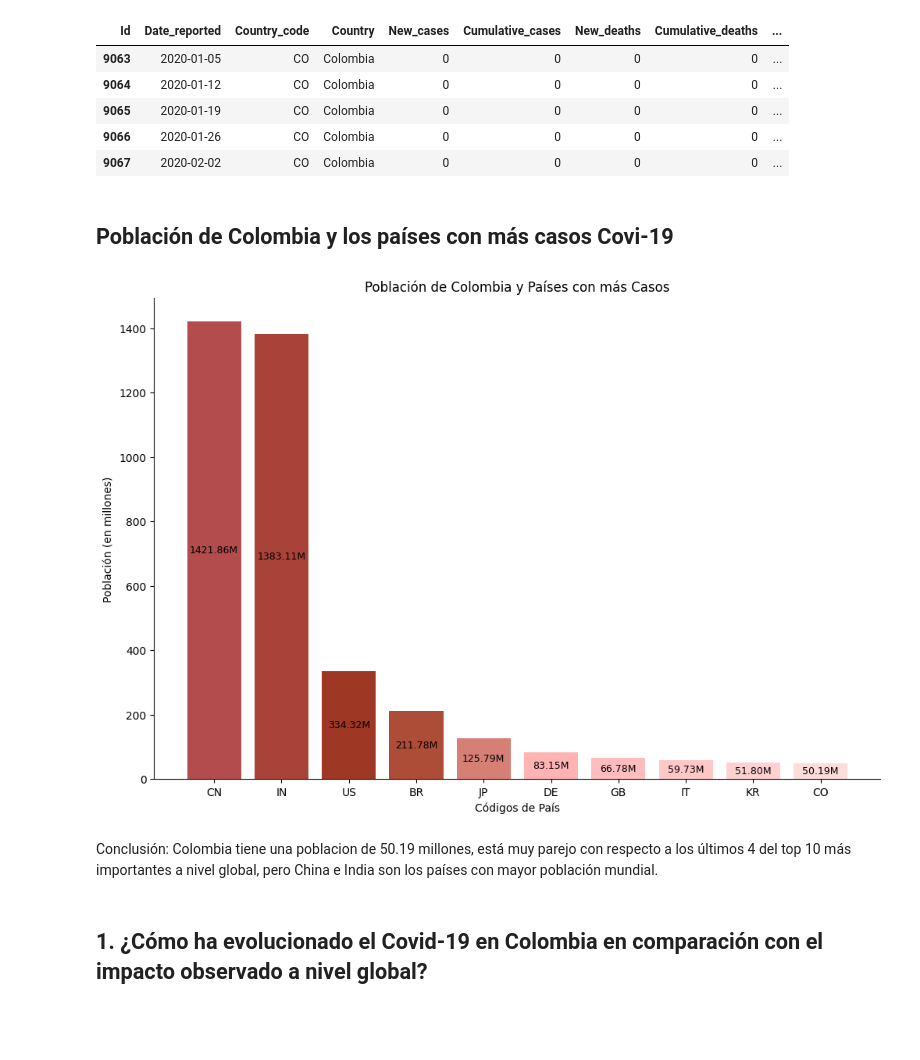
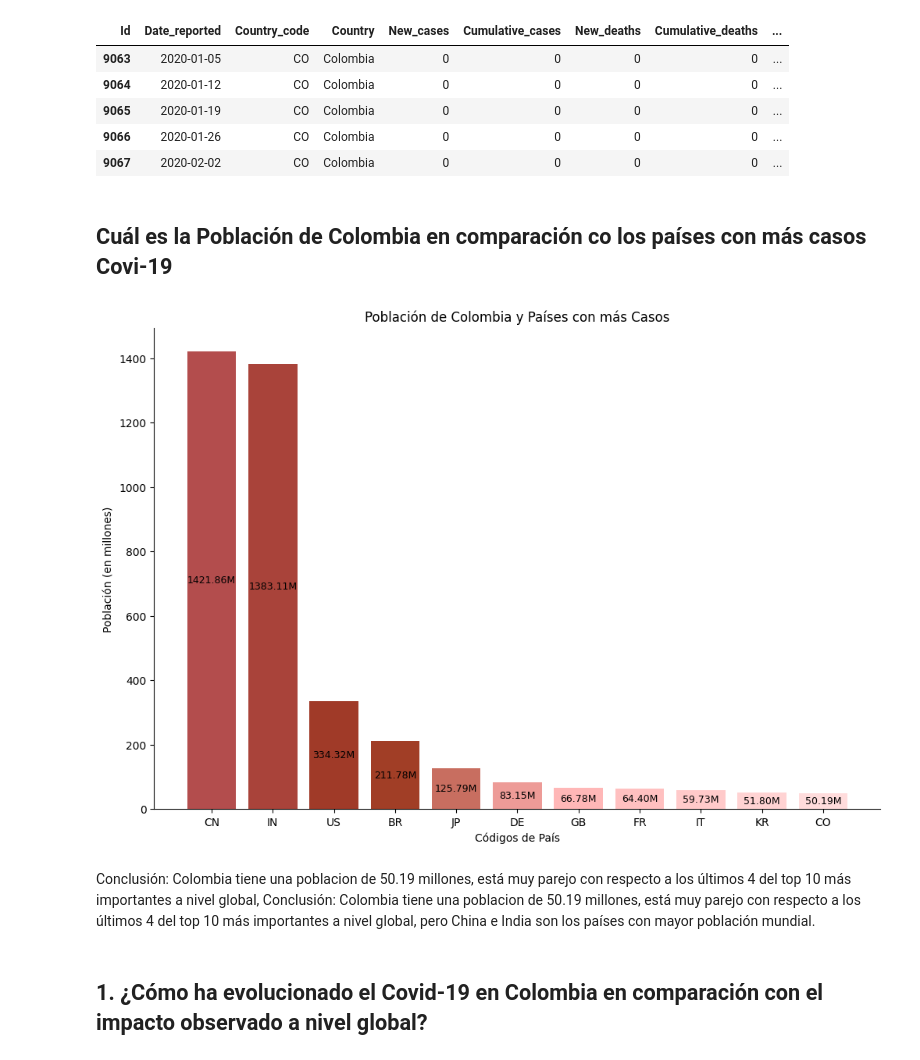
Before and after one commit to TigerXHero/Covid-19-Analysis, a Jupyter notebook: COVID19_Analytics_Modelo.ipynb, the cells around one changed output. Saved outputs shown, nothing was run; the diff lists cells and outputs as text; code cells hidden in the pictures; blank space fills up the shorter version.

Commit message:
update code_python + image 0

```diff
--- a/COVID19_Analytics_Modelo.ipynb
+++ b/COVID19_Analytics_Modelo.ipynb
@@ -343,12 +343,12 @@ df_colombia.head()
 | 9066 | 2020-01-26 | CO | Colombia | 0 | 0 | 0 | 0 | ... |
 | 9067 | 2020-02-02 | CO | Colombia | 0 | 0 | 0 | 0 | ... |
 # %% [markdown]
-## Población de Colombia y los países con más casos Covi-19
+## Cuál es la Población de Colombia en comparación co los países con más casos Covi-19
 # %%
 # Agrupar por pais y elegir el maximo de Population
 total_por_pais_population = df_population_limpio.groupby('Country_code')['Total_Population'].max()
 
-country_codes = ['CN', 'IN', 'US', 'BR', 'JP', 'DE', 'GB', 'IT', 'KR', 'CO']
+country_codes = ['CN', 'IN', 'US', 'BR', 'JP', 'DE', 'GB', 'FR', 'IT', 'KR', 'CO']
 
 # Crear una lista vacía para almacenar las series
 lista_series = []
@@ -367,37 +367,37 @@ fig, ax = plt.subplots(figsize=(12, 8))
 colors = [(0.7, 0.3, 0.3), (0.6, 0.2, 0.1), (1.0, 0.7, 0.7), (1.0, 0.8, 0.8), (1.0, 0.9, 0.9)]
 cmap = LinearSegmentedColormap.from_list('Custom Reds', colors)
 
 # Plotear las barras con colores rojos suaves y grosor aumentado
 bar_width = 0.8
 bar_positions = np.arange(len(country_codes))
 
 for i, code in enumerate(country_codes):
     value_in_millions = total_por_pais_population[code] / 1_000_000
     color = cmap(i / len(country_codes))
     ax.bar(i, value_in_millions, width=bar_width, color=color)
 
     # Añadir etiqueta con el valor en millones en medio de la barra
     ax.text(i, value_in_millions / 2, f'{value_in_millions:.2f}M', fontsize=9, ha='center', va='center', color='black')
 
 # Añadir etiquetas y título
 ax.set_xlabel('Códigos de País')
 ax.set_ylabel('Población (en millones)')
 ax.set_title('Población de Colombia y Países con más Casos')
 
 ax.spines['top'].set_visible(False)
 ax.spines['right'].set_visible(False)
 ax.spines['left'].set_visible(True)
 
 # Configurar los ticks del eje x
 plt.xticks(bar_positions, country_codes)
 
 # Mostrar el gráfico
 plt.show()
 # %% [output]
-[figure, old version]
+[figure, new version]
 # %% [markdown]
 Conclusión:
-Colombia tiene una poblacion de 50.19 millones, está muy parejo con respecto a los últimos 4 del top 10 más importantes a nivel global, pero China e India son los países con mayor población mundial.
+Colombia tiene una poblacion de 50.19 millones, está muy parejo con respecto a los últimos 4 del top 10 más importantes a nivel global, Conclusión: Colombia tiene una poblacion de 50.19 millones, está muy parejo con respecto a los últimos 4 del top 10 más importantes a nivel global, pero China e India son los países con mayor población mundial.
 # %% [markdown]
 ## 1. ¿Cómo ha evolucionado el Covid-19 en Colombia en comparación con el impacto observado a nivel global?
 # %%
```
Also changed, not shown: 1 other file.
